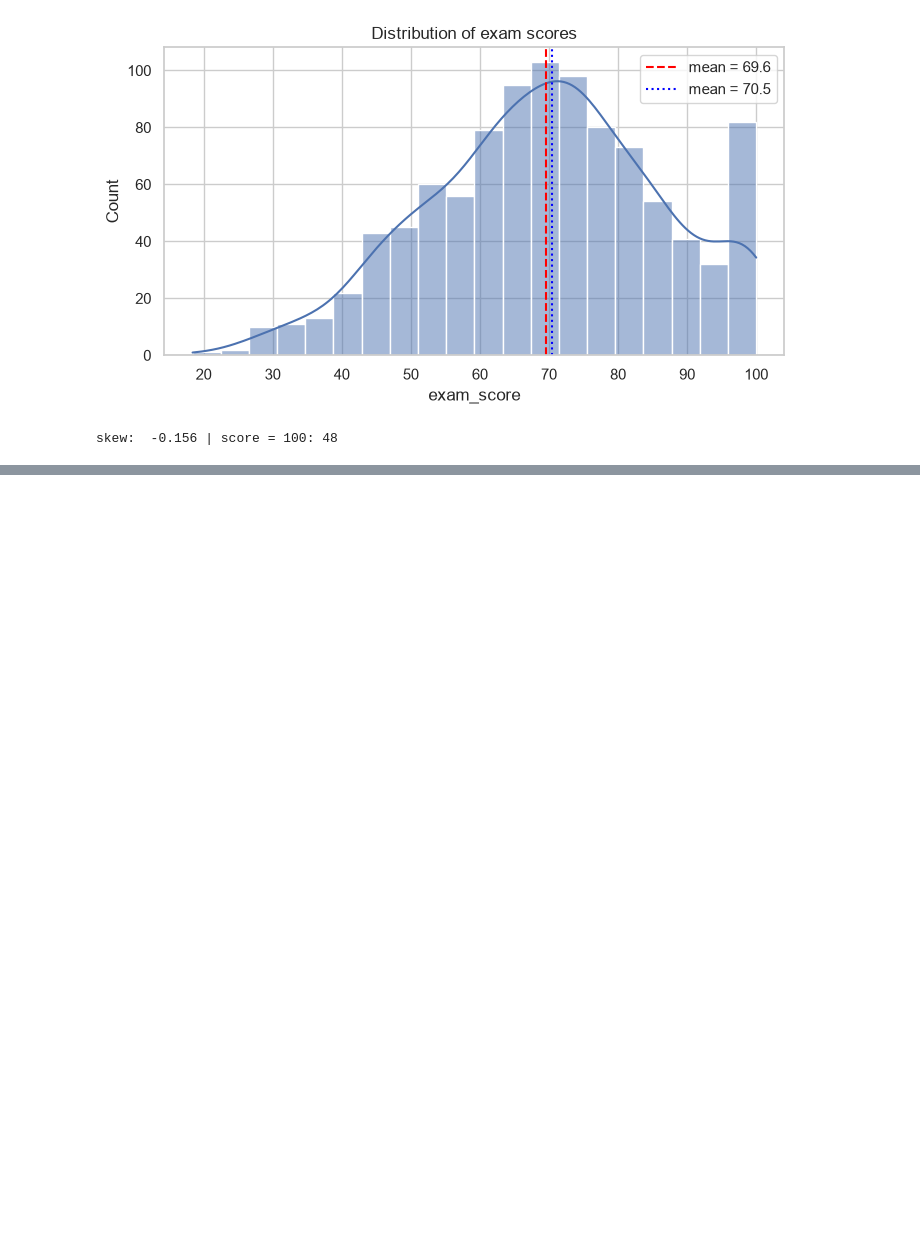
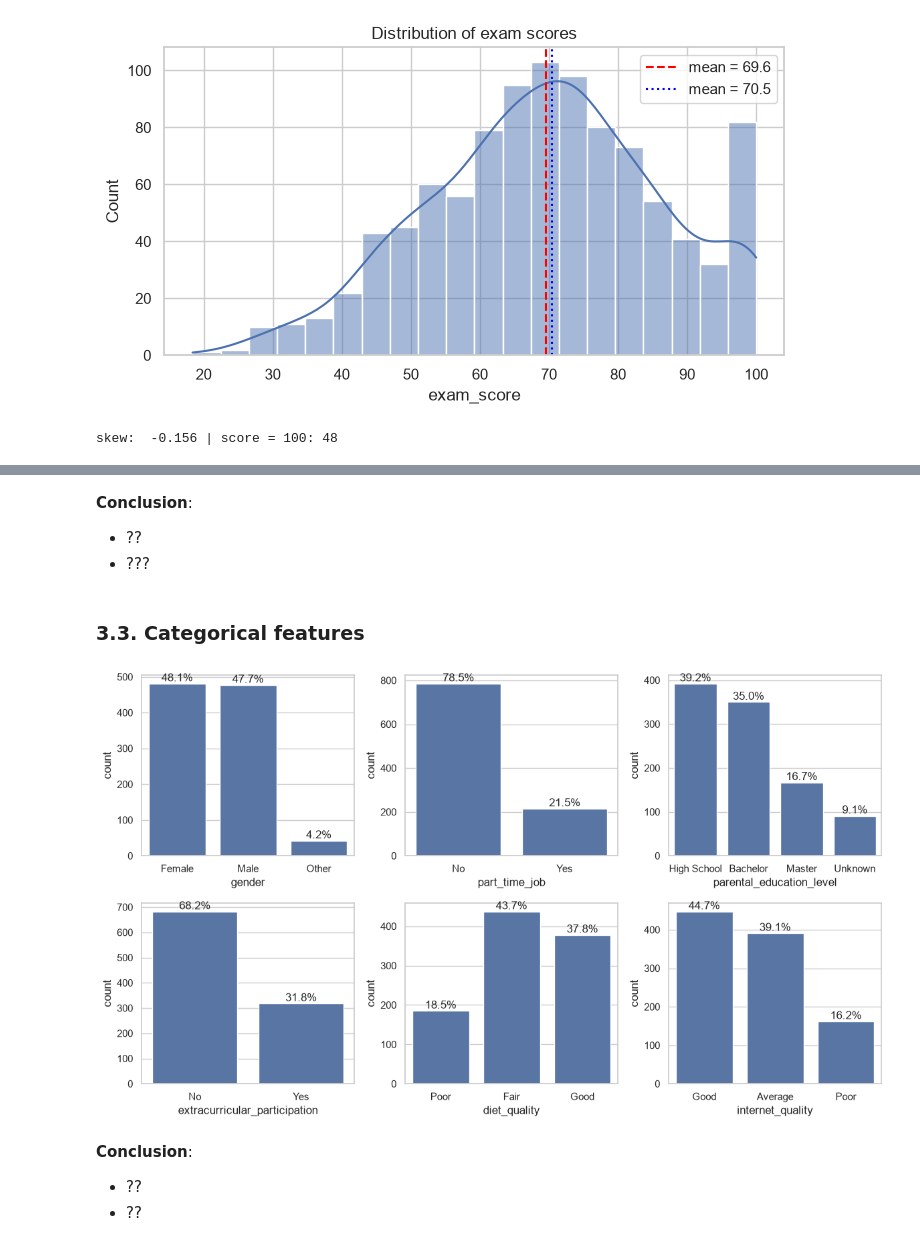
Before and after one commit to trungsyd2409/EDA_academic_performace_1, a Jupyter notebook: EDA_final.ipynb, the cells around one changed output, grey strips where cells are left out. Cells and saved outputs as stored; diff of their text form; code cells hidden in the pictures; blank space fills up the shorter version.

```diff
--- a/EDA_final.ipynb
+++ b/EDA_final.ipynb
@@ -304,0 +324,28 @@ skew:  -0.156 | score = 100: 48
+# %% [markdown]
+**Conclusion**:
+- ??
+- ???
+# %% [markdown]
+### 3.3. Categorical features
+# %%
+len(cat_cols + ord_cols )
+
+fig, axes = plt.subplots(2, 3, figsize = (12, 7))
+for ax, col in zip(axes.flat, cat_cols + ord_cols):
+    order = data[col].value_counts().index
+    if col == 'diet_quality':
+        order = diet_quality_order
+    elif col == 'internat_quality':
+        order = internet_quality_order
+
+    sns.countplot(data = data, x = col, ax = ax, order=order)
+    pct = data[col].value_counts(normalize=True).reindex(order) * 100
+    ax.bar_label(ax.containers[0], labels = [f'{p:.1f}%' for p in pct])
+plt.tight_layout()
+plt.show()
+# %% [output]
+[figure, added]
+# %% [markdown]
+**Conclusion**:
+- ??
+- ??
```
Also changed, not shown: parts of 3 cells of this notebook.
